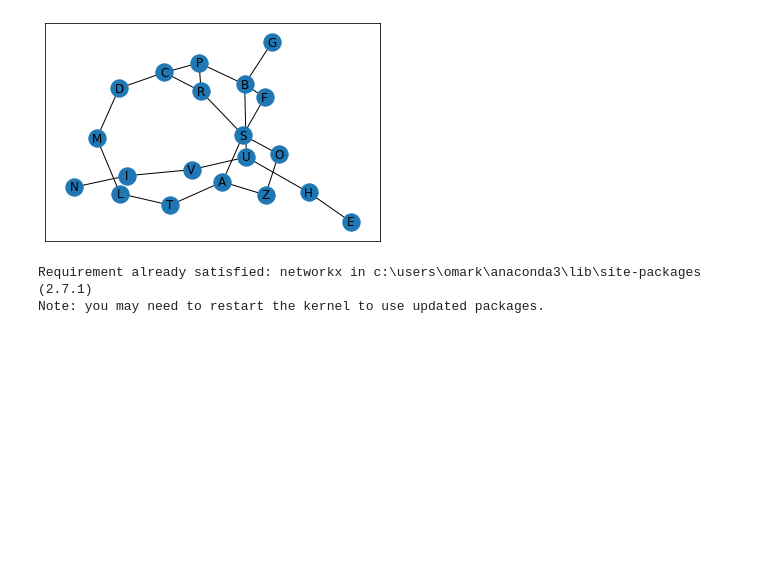
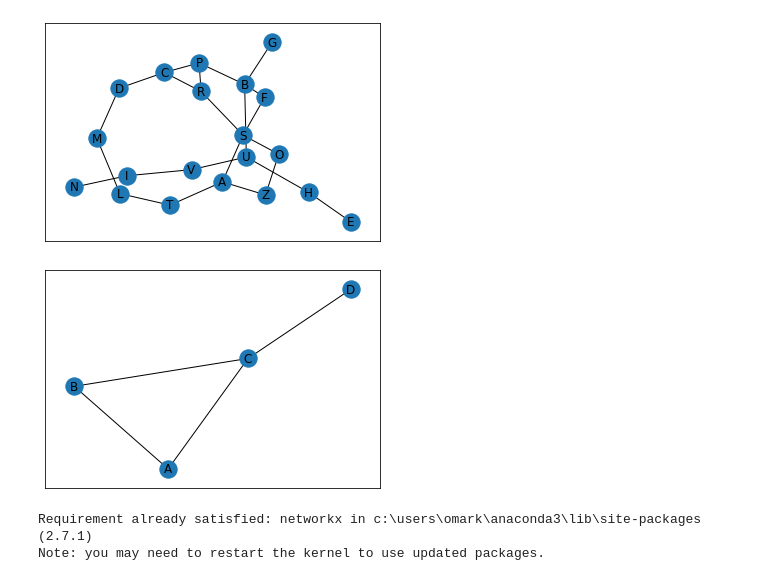
Before and after one commit to omarkashif/omarkashif, a Jupyter notebook: Lab3_2021519.ipynb, the cells around one changed output. Saved outputs shown, nothing was run; the diff lists cells and outputs as text; code cells hidden in the pictures; blank space fills up the shorter version.

```diff
--- a/Lab3_2021519.ipynb
+++ b/Lab3_2021519.ipynb
@@ -426,6 +426,27 @@ nx.draw_networkx(G,with_labels=1)
 plt.show()
 # %% [output]
 [figure]
+# %%
+graph = {'A': {'B': 2, 'C': 3},
+         'B': {'A': 2, 'C': 1},
+         'C': {'A': 3, 'B': 1, 'D': 4},
+         'D': {'C': 44
+    }}
+# %%
+eg = []
+
+for i in graph.keys():
+    for j in graph.get(i):
+        t = (i,j,graph.get(i)[j])
+        eg.append(t)
+G1 = nx.Graph()
+G1.add_weighted_edges_from(eg)
+
+
+nx.draw_networkx(G1,with_labels=1)
+plt.show()
+# %% [output]
+[figure, added]
 # %%
 pip install networkx
 # %% [output]
```
Also changed, not shown: parts of 16 cells of this notebook.
